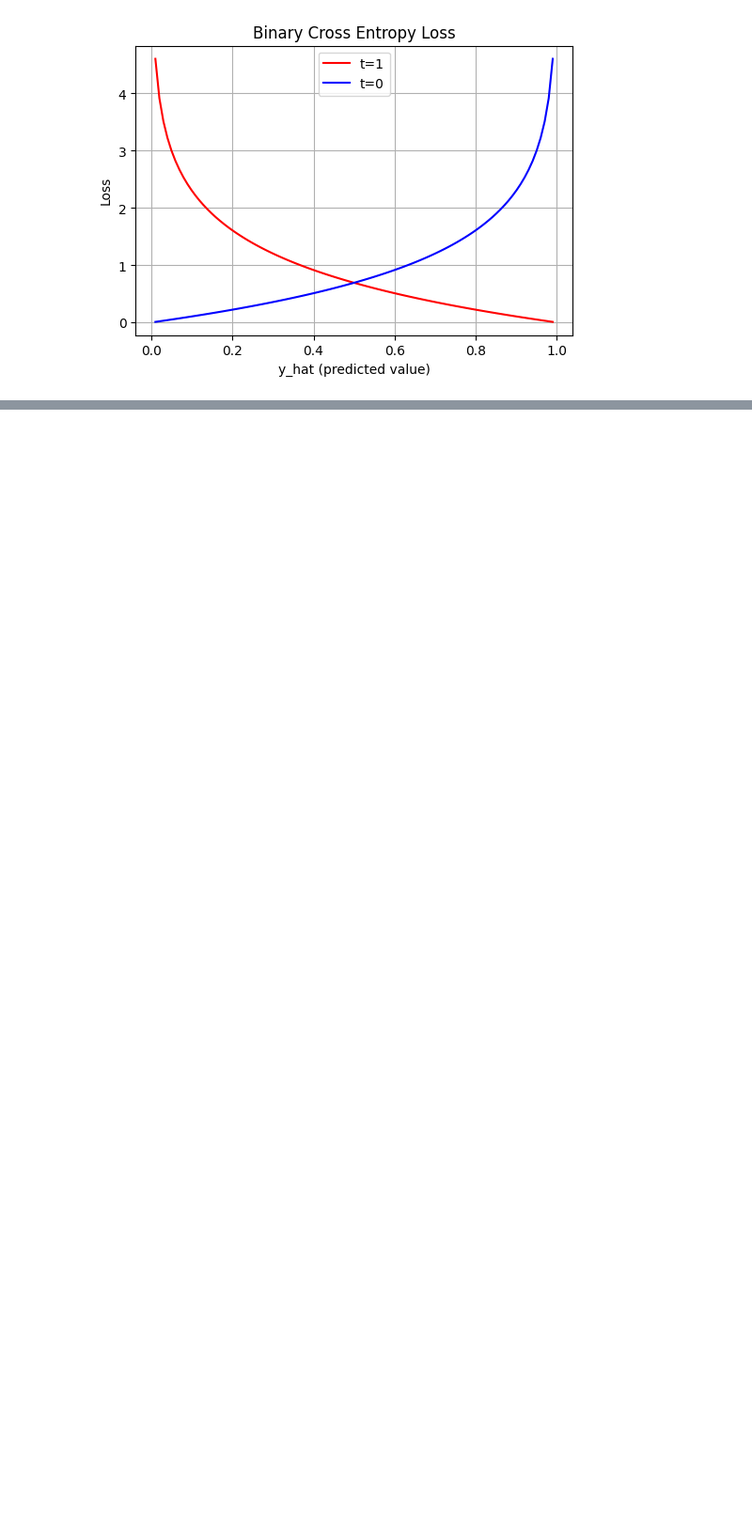
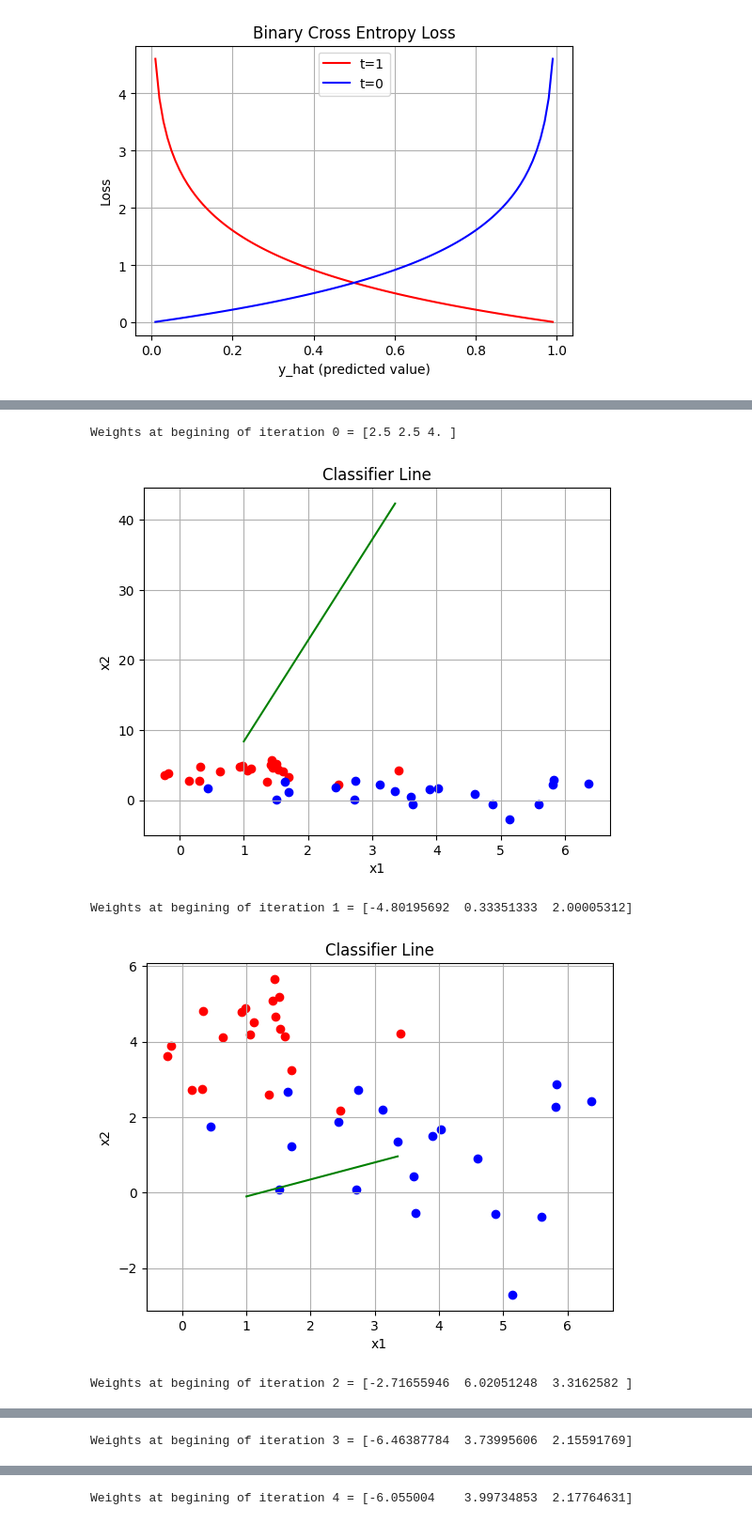
Before and after one commit to ncorriveau/math_helpers, a Jupyter notebook: neural_nets.ipynb, the cells around one changed output, grey strips where cells are left out. Shown: that part at 94% size. Drawn from its saved outputs; the diff is of its cells as text; code cells hidden in the pictures; blank space fills up the shorter version.

```diff
--- a/neural_nets.ipynb
+++ b/neural_nets.ipynb
@@ -167,0 +185,43 @@ plt.show()
+# %%
+def run_epoch(w, train_data):
+    # zero out gradient for each epoch
+    dL_dw = np.zeros(3)
+    L = 0
+    # loop through each sample in the dataset and accumulate gradient
+    for sample in train_data:
+        x = np.array(sample[:3])
+        t = sample[3]
+        y = sigmoid(np.dot(w, x))
+        L += loss(y, t)  # accumulate loss
+        dL_dw += calc_gradient(y, t, x)  # accumulate gradient
+
+    w -= learning_rate * dL_dw
+    return w, L, dL_dw
+
+def training_loop(w, train_data, iterations):
+    loss, gradient = [], []
+    for i in range(iterations):
+        print(f"Weights at begining of iteration {i} = {w}")
+        w, L, dL_dw = run_epoch(w, train_data)
+        loss.append(L)
+        gradient.append(np.sqrt((dL_dw**2).sum()))  # add magnitude of gradient
+        plot_classifier(x1, y1, x2, y2, w, x)
+
+    return loss, gradient
+
+w = np.array([2.5, 2.5, 4])
+loss, gradient = training_loop(w, train_data, 5)
+
+plt.plot(loss)
+plt.title('Loss over iterations')
+plt.show()
+
+plt.plot(gradient)
+plt.title('Gradient over iterations')
+plt.show()
+# %% [output]
+Weights at begining of iteration 0 = [2.5 2.5 4. ]
+[figure, added]
+Weights at begining of iteration 1 = [-4.80195692  0.33351333  2.00005312]
+[figure, added]
+Weights at begining of iteration 2 = [-2.71655946  6.02051248  3.3162582 ]
@@ -167,0 +229 @@ plt.show()
+Weights at begining of iteration 3 = [-6.46387784  3.73995606  2.15591769]
@@ -167,0 +231 @@ plt.show()
+Weights at begining of iteration 4 = [-6.055004    3.99734853  2.17764631]
```
Also changed, not shown: parts of 12 cells of this notebook.
